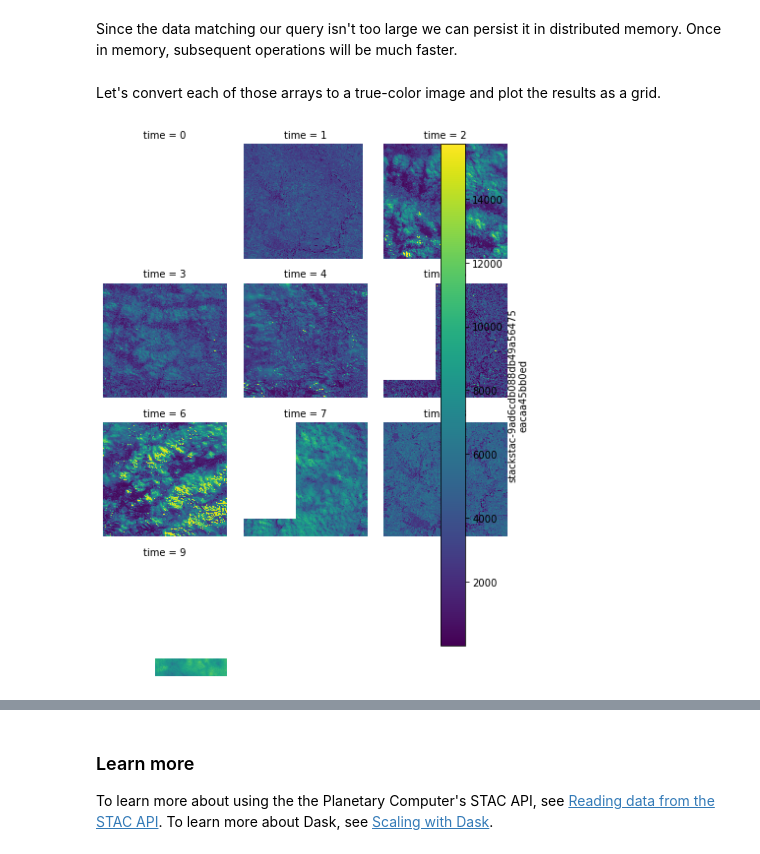
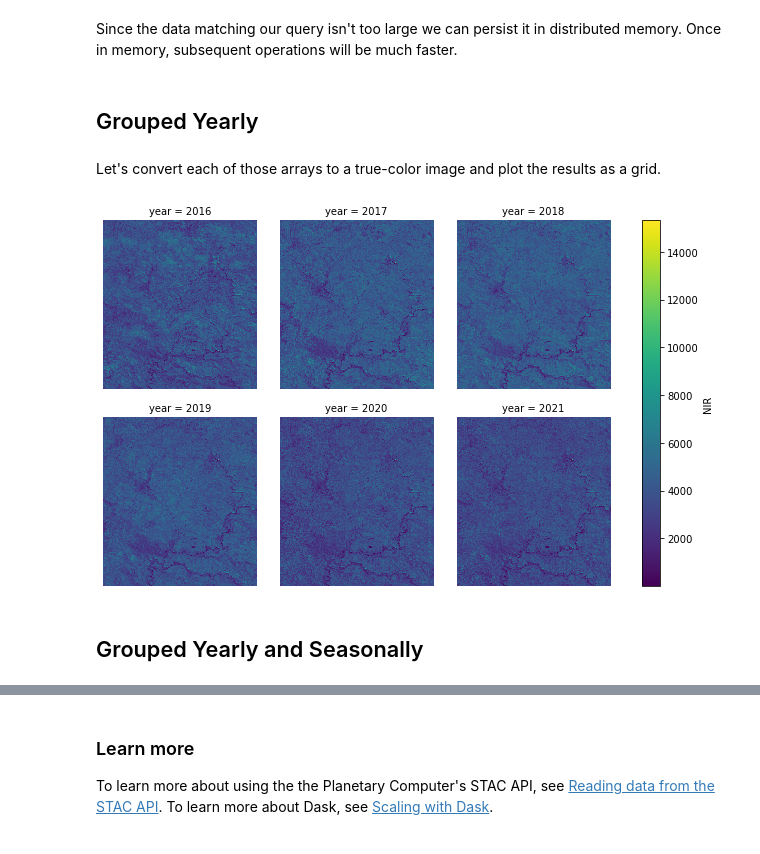
Before and after one commit to forrestfwilliams/planetary_computer, a Jupyter notebook: yearly_sentinel2_mosaic.ipynb, the cells around one changed output, grey strips where cells are left out. Drawn from its saved outputs; the diff is of its cells as text; code cells hidden in the pictures.

Commit message:
process yearly and seasonal median

```diff
--- a/yearly_sentinel2_mosaic.ipynb
+++ b/yearly_sentinel2_mosaic.ipynb
@@ -95,7 +96,7 @@ data = (
 
 # Get bounding box in projection of data
 project = pyproj.Transformer.from_crs(pyproj.CRS('EPSG:4326'), pyproj.CRS(data.crs), always_xy=True).transform
-pol_utm = transform(project, bbox_pol)
+pol_utm = transform(project, pol)
 minx, miny, maxx, maxy = pol_utm.bounds
 
 # Subset data
@@ -131,17 +132,20 @@ resolution :
 Since the data matching our query isn't too large we can persist it in distributed memory. Once in memory, subsequent operations will be much faster.
 # %%
 # data = data.persist()
+# %% [markdown]
+## Grouped Yearly
 # %%
-yearly = data.groupby("time.year").median().compute()
+grouped = data.groupby("time.year").median()
+# %%
+grouped = grouped.rename('NIR')
+grouped = grouped.rio.write_crs(pyproj.CRS(data.crs).to_string())
 # %% [markdown]
 Let's convert each of those arrays to a true-color image and plot the results as a grid.
 # %%
-images = xr.concat(yearly, dim="time")
+import matplotlib.pyplot as plt
 
-g = images.plot.imshow(x="x", y="y", col="time", col_wrap=3)
+g = grouped.plot.imshow(x="x", y="y", col="year", col_wrap=3)
 for ax in g.axes.flat:
     ax.set_axis_off()
-
-plt.tight_layout()
 # %% [output]
-[figure, old version]
+[figure, new version]
@@ -147,0 +155,2 @@ plt.tight_layout()
+# %% [markdown]
+## Grouped Yearly and Seasonally
```
Also changed, not shown: parts of 11 cells of this notebook.
